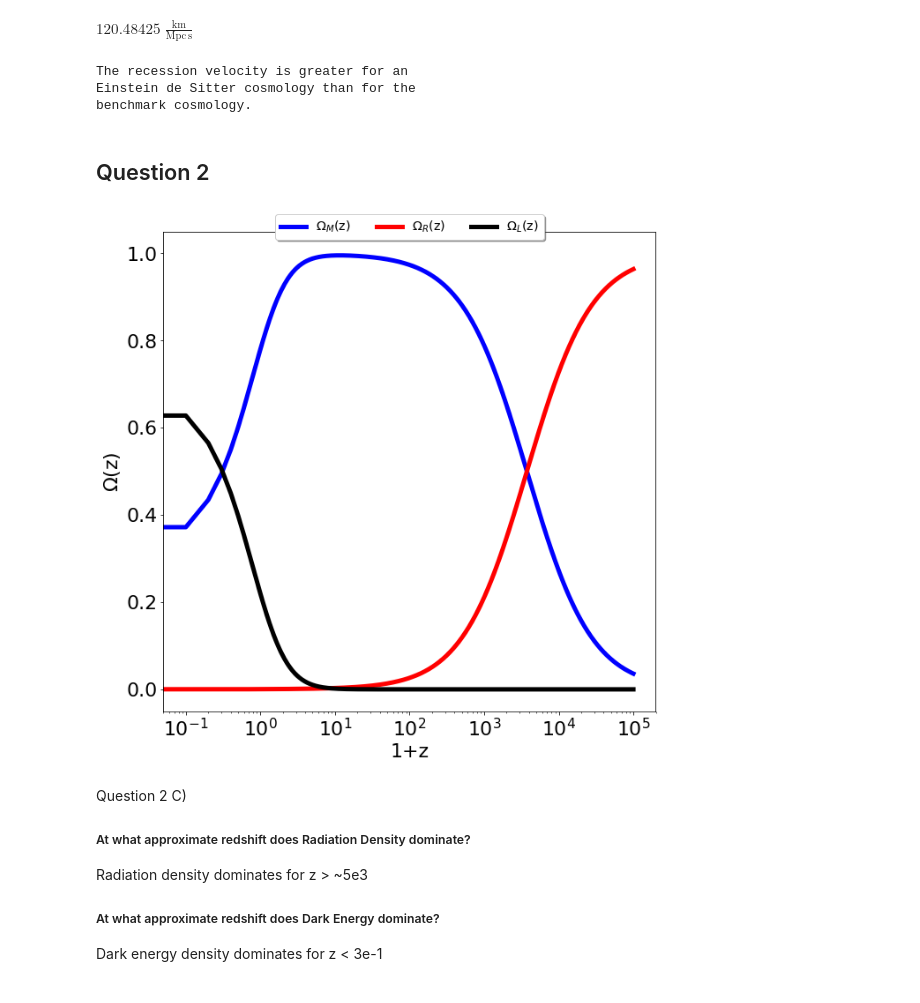
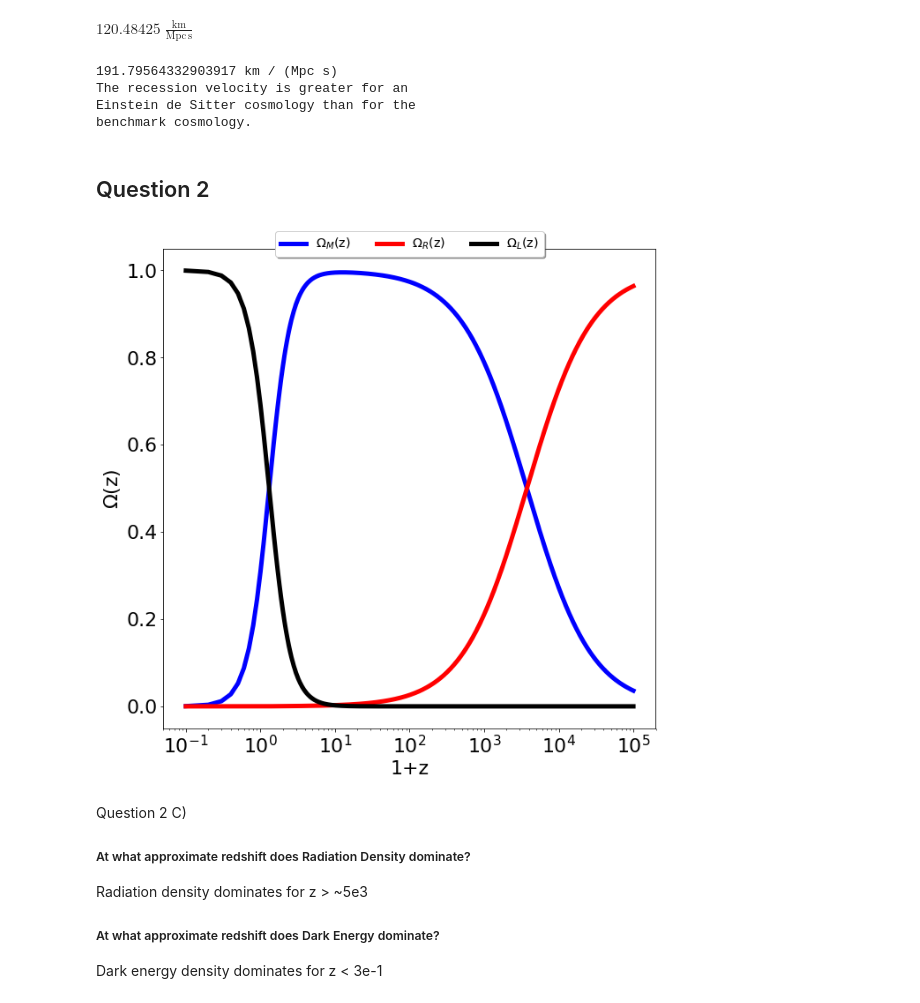
Before and after one commit to katiechambe/CodingPractice, a Jupyter notebook: CosmologicalTools_Template.ipynb, the cells around one changed output. Saved outputs shown, nothing was run; the diff lists cells and outputs as text; code cells hidden in the pictures.

```diff
--- a/CosmologicalTools_Template.ipynb
+++ b/CosmologicalTools_Template.ipynb
@@ -116,10 +116,11 @@ OmegaLD = 0
 EdSCosmology = CosmologicalTools(OmegaMD,OmegaRD,OmegaLD,h)
 
 # Compute the Hubble Parameter at z = 1.0 in Einstein De Sitter Cosmology
-EdSCosmology.HubbleParameterZ(1)
+print(EdSCosmology.HubbleParameterZ(1))
 
 print("The recession velocity is greater for an \nEinstein de Sitter cosmology than for the \nbenchmark cosmology.")
 # %% [output]
+191.79564332903917 km / (Mpc s)
 The recession velocity is greater for an
 Einstein de Sitter cosmology than for the
 benchmark cosmology.
@@ -143,37 +144,37 @@ zrange = np.arange(zmin, zmax, 0.1)
 
 # Evolution of Matter Density Parameter as a function of 1+z
 matterDensity = benchmark.OmegaM_Z(zrange)
-plt.semilogx(zrange,matterDensity , color='blue', linewidth=5, label=r'$\Omega_M$(z)')
+plt.semilogx(1+zrange,matterDensity , color='blue', linewidth=5, label=r'$\Omega_M$(z)')
 
 # Evolution of Radiation Density Parameter
 radiationDensity = benchmark.OmegaR_Z(zrange)
-plt.semilogx(zrange,radiationDensity, color='red', linewidth=5, label=r'$\Omega_R$(z)')
+plt.semilogx(1+zrange,radiationDensity, color='red', linewidth=5, label=r'$\Omega_R$(z)')
 
 # Evolution of Dark Energy Density Parameter
 darkEnergyDensity = benchmark.OmegaL_Z(zrange)
-plt.semilogx(zrange,darkEnergyDensity, color='black', linewidth=5, label=r'$\Omega_L$(z)')
+plt.semilogx(1+zrange,darkEnergyDensity, color='black', linewidth=5, label=r'$\Omega_L$(z)')
 
 
 
 
 # Add axis labels
 plt.xlabel('1+z', fontsize=22)
 plt.ylabel(r'$\Omega$(z)', fontsize=22)
 
 
 #adjust tick label font size
 label_size = 22
 matplotlib.rcParams['xtick.labelsize'] = label_size
 matplotlib.rcParams['ytick.labelsize'] = label_size
 
 
 legend = ax.legend(loc='upper center', fontsize='x-large', bbox_to_anchor=(0.5, 1.05),ncol=3, fancybox=True, shadow=True)
 
 # Save to a file
 ax.set_rasterized(True)
 plt.savefig('DensityParameterEvolution.eps', rasterized=True, dpi=350)
 # %% [output]
-[figure, old version]
+[figure, new version]
 # %% [markdown]
  Question 2 C)
 
```
Also changed, not shown: 6 other files.
